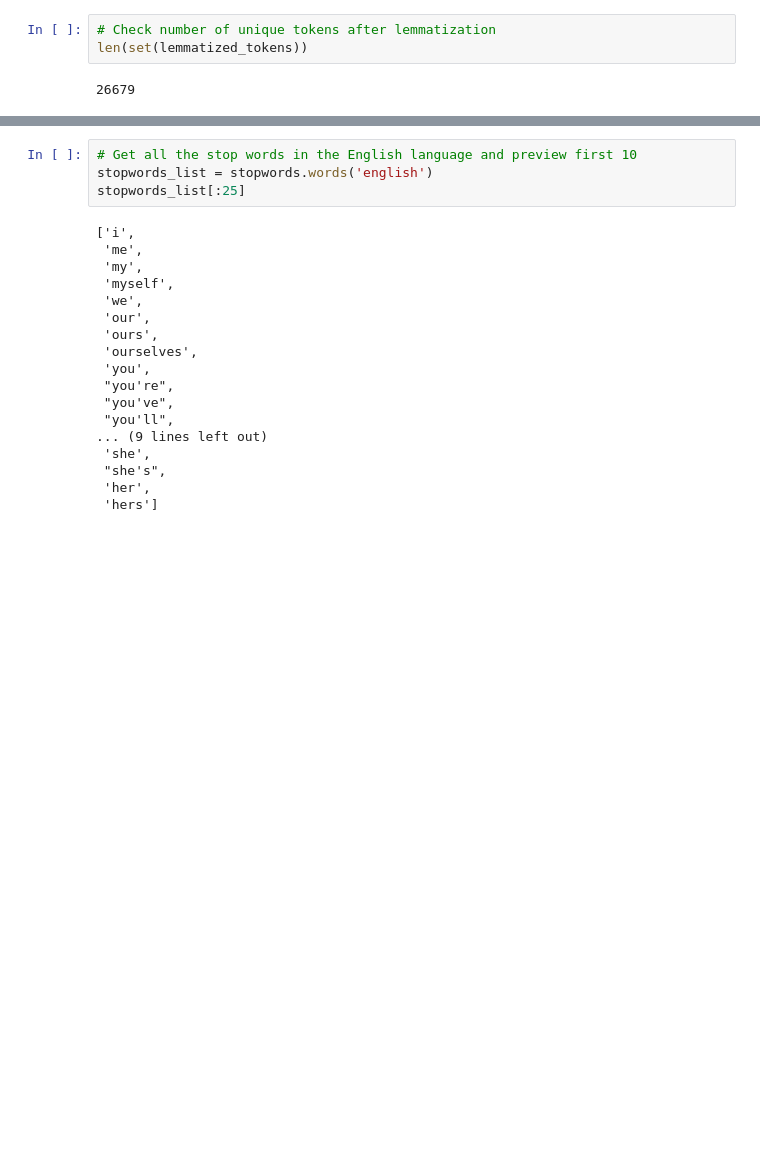
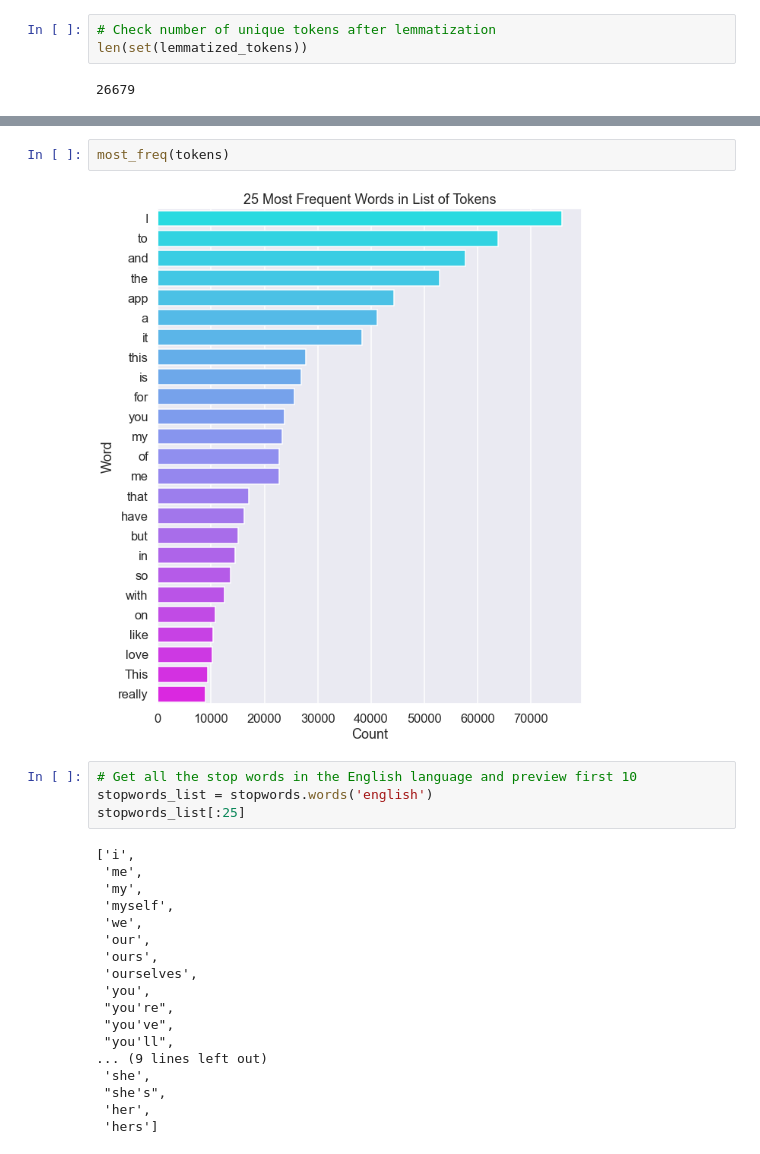
Before and after one commit to ds-leehanjin/app-reviews-nlp-sentiment-analysis, a Jupyter notebook: index_OSEMN_plus_mvp.ipynb, the cells around one changed output, grey strips where cells are left out. Cells and saved outputs as stored; diff of their text form; blank space fills up the shorter version.

```diff
--- a/index_OSEMN_plus_mvp.ipynb
+++ b/index_OSEMN_plus_mvp.ipynb
@@ -704,3 +707,7 @@ plot_most_common(freq)
+# %%
+most_freq(tokens)
+# %% [output]
+[figure, added]
 # %%
 # Get all the stop words in the English language and preview first 10
 stopwords_list = stopwords.words('english')
```
Also changed, not shown: parts of 21 cells of this notebook.
